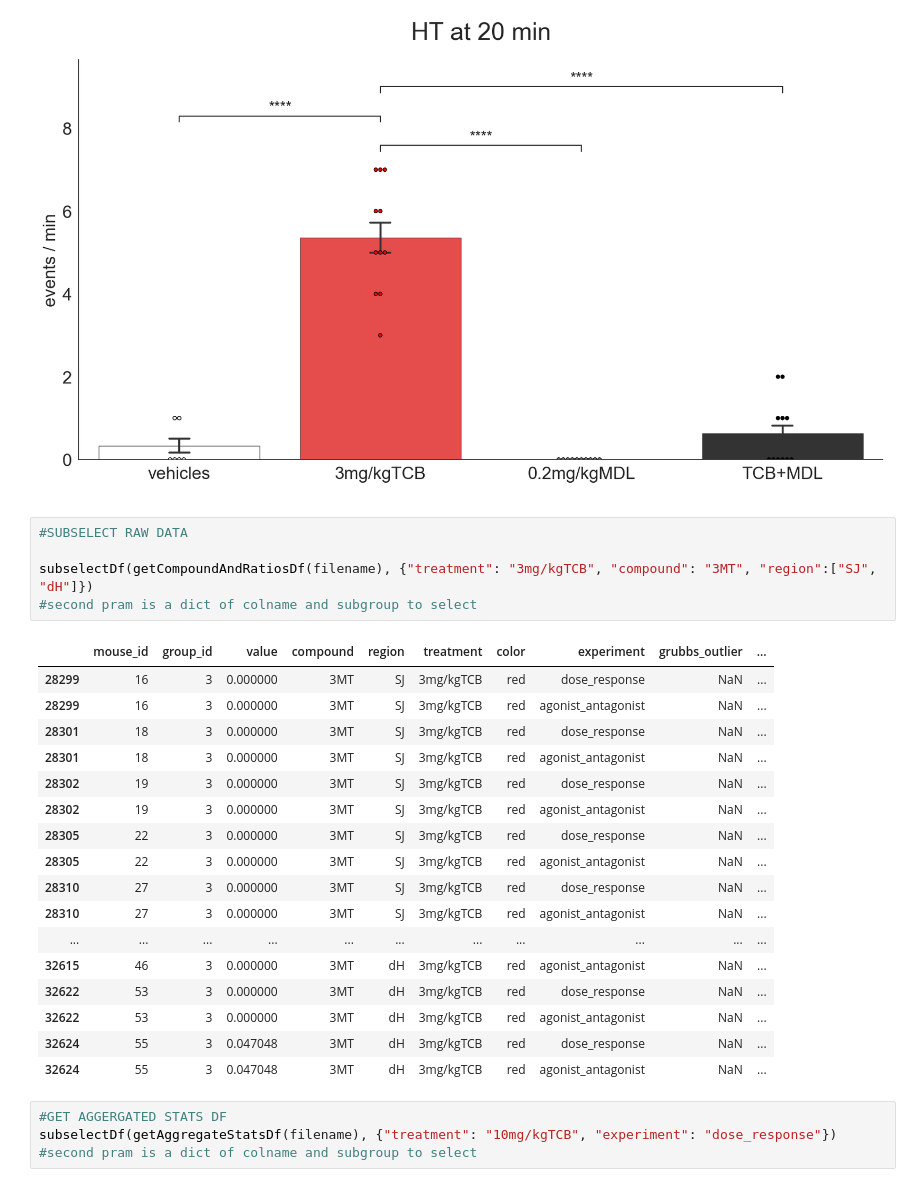
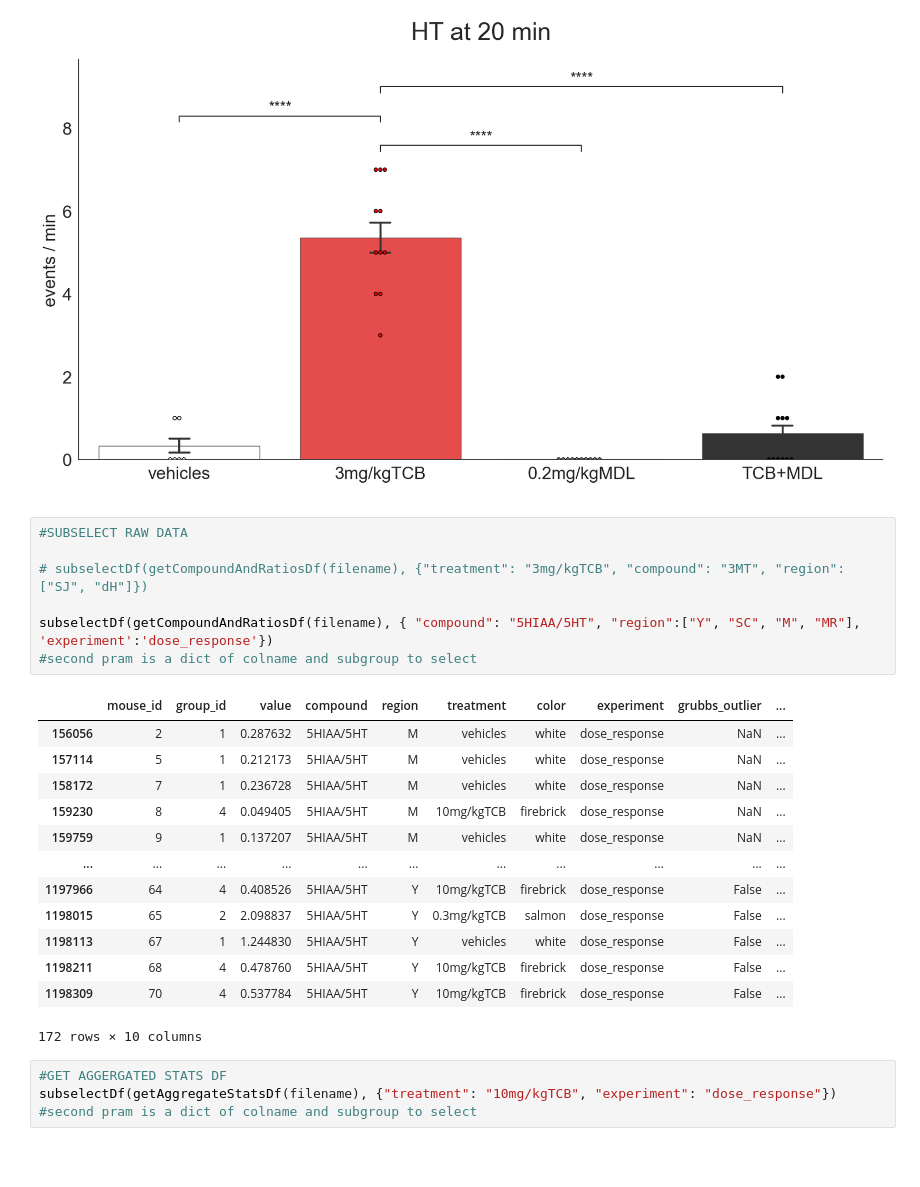
Before and after one commit to remicorne/phd, a Jupyter notebook: RUN.ipynb, the cells around one changed output. Saved outputs shown, nothing was run; the diff lists cells and outputs as text; blank space fills up the shorter version.

```diff
--- a/RUN.ipynb
+++ b/RUN.ipynb
@@ -247,26 +293,24 @@ SAVED /Users/jasminebutler/Desktop/phd/output/head_twitch_histogram/head_twitch_
 # %%
 #SUBSELECT RAW DATA
 
-subselectDf(getCompoundAndRatiosDf(filename), {"treatment": "3mg/kgTCB", "compound": "3MT", "region":["SJ", "dH"]})
+# subselectDf(getCompoundAndRatiosDf(filename), {"treatment": "3mg/kgTCB", "compound": "3MT", "region":["SJ", "dH"]})
+
+subselectDf(getCompoundAndRatiosDf(filename), { "compound": "5HIAA/5HT", "region":["Y", "SC", "M", "MR"], 'experiment':'dose_response'})
 #second pram is a dict of colname and subgroup to select
 # %% [output]
 |  | mouse_id | group_id | value | compound | region | treatment | color | experiment | grubbs_outlier | ... |
-| 28299 | 16 | 3 | 0.000000 | 3MT | SJ | 3mg/kgTCB | red | dose_response | NaN | ... |
-| 28299 | 16 | 3 | 0.000000 | 3MT | SJ | 3mg/kgTCB | red | agonist_antagonist | NaN | ... |
-| 28301 | 18 | 3 | 0.000000 | 3MT | SJ | 3mg/kgTCB | red | dose_response | NaN | ... |
-| 28301 | 18 | 3 | 0.000000 | 3MT | SJ | 3mg/kgTCB | red | agonist_antagonist | NaN | ... |
-| 28302 | 19 | 3 | 0.000000 | 3MT | SJ | 3mg/kgTCB | red | dose_response | NaN | ... |
-| 28302 | 19 | 3 | 0.000000 | 3MT | SJ | 3mg/kgTCB | red | agonist_antagonist | NaN | ... |
-| 28305 | 22 | 3 | 0.000000 | 3MT | SJ | 3mg/kgTCB | red | dose_response | NaN | ... |
-| 28305 | 22 | 3 | 0.000000 | 3MT | SJ | 3mg/kgTCB | red | agonist_antagonist | NaN | ... |
-| 28310 | 27 | 3 | 0.000000 | 3MT | SJ | 3mg/kgTCB | red | dose_response | NaN | ... |
-| 28310 | 27 | 3 | 0.000000 | 3MT | SJ | 3mg/kgTCB | red | agonist_antagonist | NaN | ... |
+| 156056 | 2 | 1 | 0.287632 | 5HIAA/5HT | M | vehicles | white | dose_response | NaN | ... |
+| 157114 | 5 | 1 | 0.212173 | 5HIAA/5HT | M | vehicles | white | dose_response | NaN | ... |
+| 158172 | 7 | 1 | 0.236728 | 5HIAA/5HT | M | vehicles | white | dose_response | NaN | ... |
+| 159230 | 8 | 4 | 0.049405 | 5HIAA/5HT | M | 10mg/kgTCB | firebrick | dose_response | NaN | ... |
+| 159759 | 9 | 1 | 0.137207 | 5HIAA/5HT | M | vehicles | white | dose_response | NaN | ... |
 | ... | ... | ... | ... | ... | ... | ... | ... | ... | ... | ... |
-| 32615 | 46 | 3 | 0.000000 | 3MT | dH | 3mg/kgTCB | red | agonist_antagonist | NaN | ... |
-| 32622 | 53 | 3 | 0.000000 | 3MT | dH | 3mg/kgTCB | red | dose_response | NaN | ... |
-| 32622 | 53 | 3 | 0.000000 | 3MT | dH | 3mg/kgTCB | red | agonist_antagonist | NaN | ... |
-| 32624 | 55 | 3 | 0.047048 | 3MT | dH | 3mg/kgTCB | red | dose_response | NaN | ... |
-| 32624 | 55 | 3 | 0.047048 | 3MT | dH | 3mg/kgTCB | red | agonist_antagonist | NaN | ... |
+| 1197966 | 64 | 4 | 0.408526 | 5HIAA/5HT | Y | 10mg/kgTCB | firebrick | dose_response | False | ... |
+| 1198015 | 65 | 2 | 2.098837 | 5HIAA/5HT | Y | 0.3mg/kgTCB | salmon | dose_response | False | ... |
+| 1198113 | 67 | 1 | 1.244830 | 5HIAA/5HT | Y | vehicles | white | dose_response | False | ... |
+| 1198211 | 68 | 4 | 0.478760 | 5HIAA/5HT | Y | 10mg/kgTCB | firebrick | dose_response | False | ... |
+| 1198309 | 70 | 4 | 0.537784 | 5HIAA/5HT | Y | 10mg/kgTCB | firebrick | dose_response | False | ... |
+172 rows × 10 columns
 # %%
 #GET AGGERGATED STATS DF
 subselectDf(getAggregateStatsDf(filename), {"treatment": "10mg/kgTCB", "experiment": "dose_response"})
```
Also changed, not shown: parts of 5 cells of this notebook, 3 other files.
